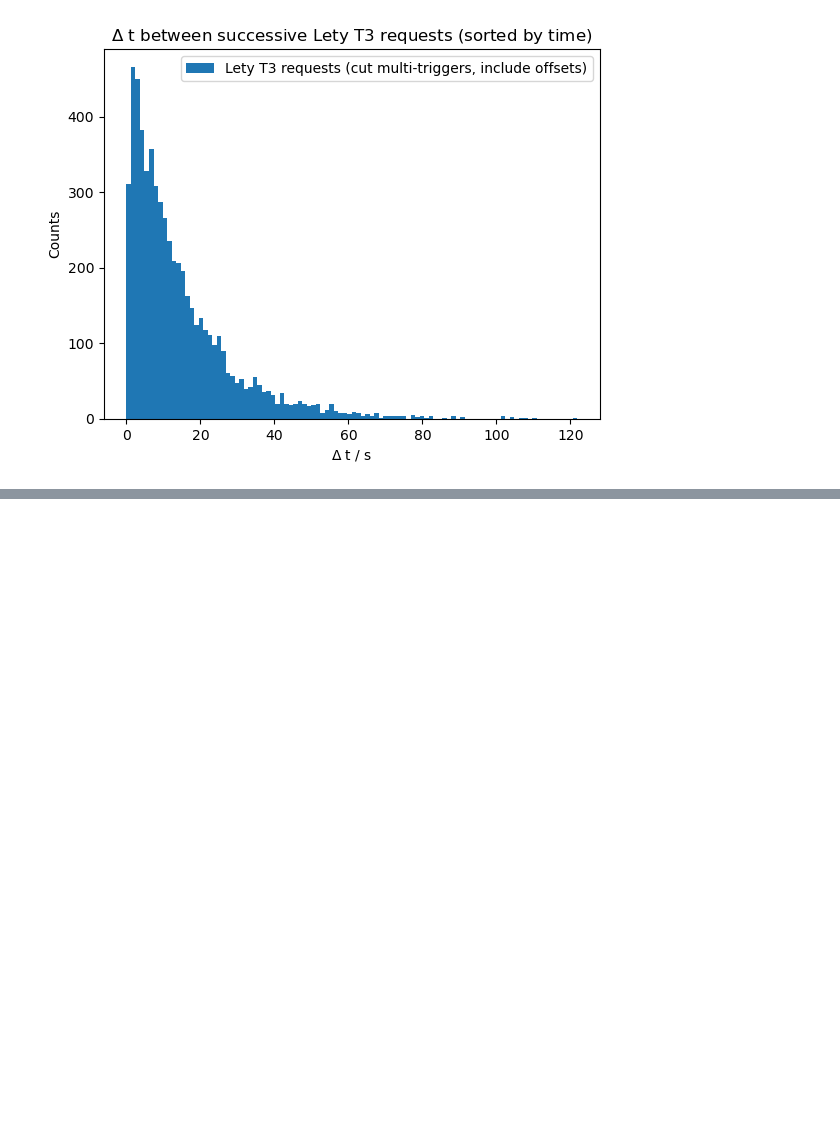
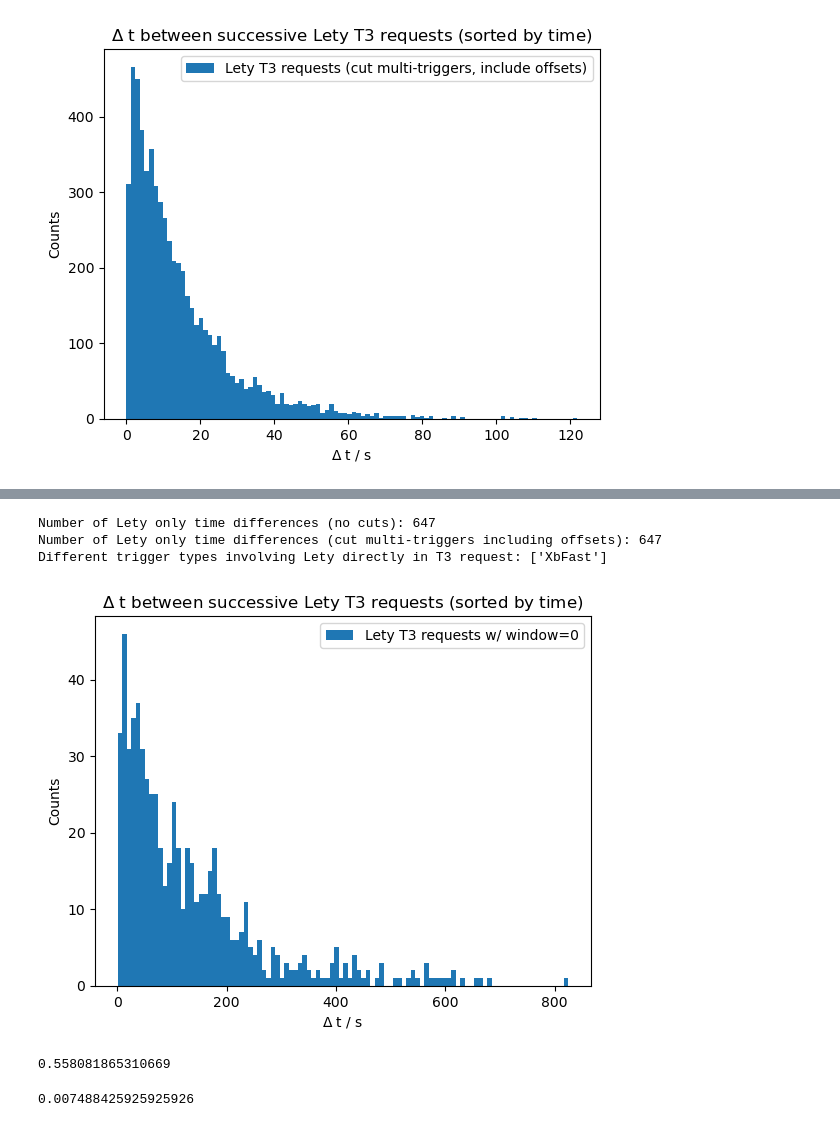
Before and after one commit to bflaggs/iklogParser, a Jupyter notebook: testMultiTriggers/CompareMultiTriggers.ipynb, the cells around one changed output, grey strips where cells are left out. Drawn from its saved outputs; the diff is of its cells as text; code cells hidden in the pictures; blank space fills up the shorter version.

Commit message:
Add histogram for T3s with direct involvement from Lety

```diff
--- a/testMultiTriggers/CompareMultiTriggers.ipynb
+++ b/testMultiTriggers/CompareMultiTriggers.ipynb
@@ -299,0 +313,7 @@ plt.show()
+# %%
+# Filter sorted data to include only rows where column 3 (window) is 0
+# This corresponds to requests where Lety was directly involved in the T3 request
+letyOnly = sortdedData_withOffsets[sortdedData_withOffsets[:, 3].astype(int) == 0]
+
+# Should already be sorted by time but check explicitly (check size too)
+letyOnly, letyOnly.shape, len(letyOnly)
@@ -300,24 +330,51 @@ plt.show()
 # %%
-# Make histogram of delta t values only taking into acocunt requests where Lety was involved directly (i.e. window = 0)
+# Apply same cuts as before on time differences and multi-triggers, checking types of triggers involved
+d_ts_onlyLety_noCuts = []
 d_ts_onlyLety = []
-for i in range(1, len(sortdedData_withOffsets)):
-    # This will not work, need to filter first with something like:
-    # filtered_arr = arr[arr[:, 3].astype(int) == 0]
-    if sortdedData_withOffsets[i][3] == "0" and sortdedData_withOffsets[i-1][3] == "0":
-        t1 = float(sortdedData_withOffsets[i][0]) + \
-            (float(sortdedData_withOffsets[i][1]) + float(sortdedData_withOffsets[i][2]))/ 1e6
-        t0 = float(sortdedData_withOffsets[i-1][0]) + \
-            (float(sortdedData_withOffsets[i-1][1]) + float(sortdedData_withOffsets[i-1][2])) / 1e6
-        dt = t1 - t0
+triggerTypes = []
 
-        # One second was chosen arbitrarily, not sure what a good cut would be
-        if dt <= 1.0 and sortdedData_withOffsets[i][4] != sortdedData_withOffsets[i-1][4]:
-            continue
-        else:
-            d_ts_sorted_offsets.append(dt)
+for i in range(1, len(letyOnly)):
+    t1 = float(letyOnly[i][0]) + \
+        (float(letyOnly[i][1]) + float(letyOnly[i][2]))/ 1e6
+    t0 = float(letyOnly[i-1][0]) + \
+        (float(letyOnly[i-1][1]) + float(letyOnly[i-1][2])) / 1e6
+    dt = t1 - t0
+
+    d_ts_onlyLety_noCuts.append(dt)
+
+    if letyOnly[i][4] not in triggerTypes:
+        triggerTypes.append(letyOnly[i][4])
+
+    # This should cut out multi-triggers (i.e. different triggers including Lety within 1s)
+    # One second was chosen arbitrarily, not sure what a good cut would be
+    if dt <= 1.0 and letyOnly[i][4] != letyOnly[i-1][4]:
+        continue
     else:
-        continue
+        d_ts_onlyLety.append(dt)
 
-    print(f"Number of time differences (no cuts): {len(delta_ts_sorted)}")
-    print(f"Number of time differences (cut multi-triggers within 1s): {len(d_ts_sorted)}")
-    print(f"Number of time differences (cut multi-triggers including offsets): {len(d_ts_sorted_offsets)}")
+print(f"Number of Lety only time differences (no cuts): {len(d_ts_onlyLety_noCuts)}")
+print(f"Number of Lety only time differences (cut multi-triggers including offsets): {len(d_ts_onlyLety)}")
+print(f"Different trigger types involving Lety directly in T3 request: {triggerTypes}")
+# %% [output]
+Number of Lety only time differences (no cuts): 647
+Number of Lety only time differences (cut multi-triggers including offsets): 647
+Different trigger types involving Lety directly in T3 request: ['XbFast']
+# %%
+# Make histogram of delta t values only taking into acocunt requests where Lety was involved directly (i.e. window = 0)
+plt.hist(d_ts_onlyLety, bins=100, label="Lety T3 requests w/ window=0")
+plt.xlabel(r"$\Delta$ t / s")
+plt.ylabel("Counts")
+plt.title(r"$\Delta$ t between successive Lety T3 requests (sorted by time)")
+plt.legend()
+plt.show()
+# %% [output]
+[figure, added]
+# %%
+min(d_ts_onlyLety)
+# %% [output]
+0.558081865310669
+# %%
+# Calculate rate of T3 requests where Lety was directly involved (should be ~0.01 Hz)
+len(d_ts_onlyLety) / 86400.0 # daily rate in Hz for this date (Aug. 15, 2025)
+# %% [output]
+0.007488425925925926
```
Also changed, not shown: parts of 2 cells of this notebook.
